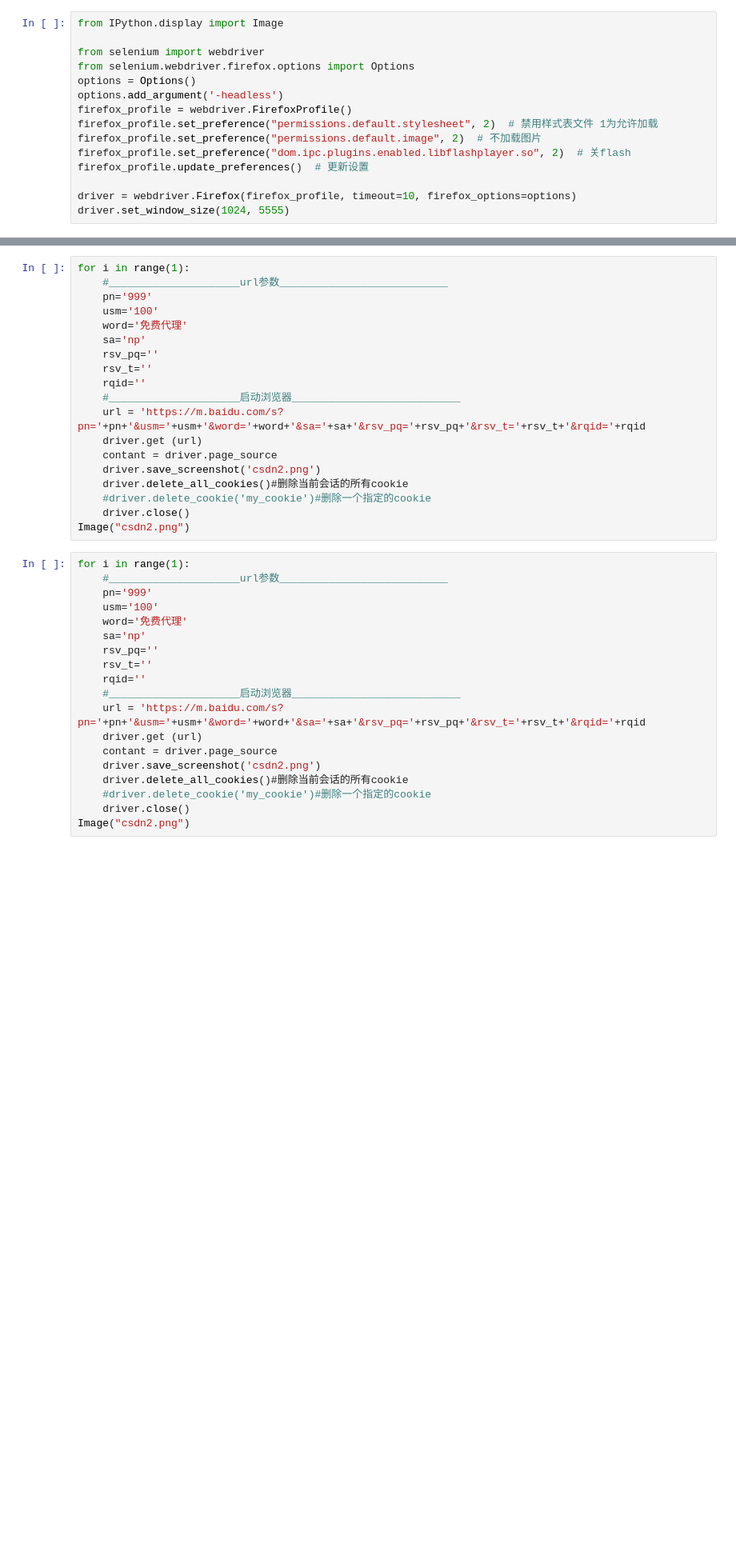
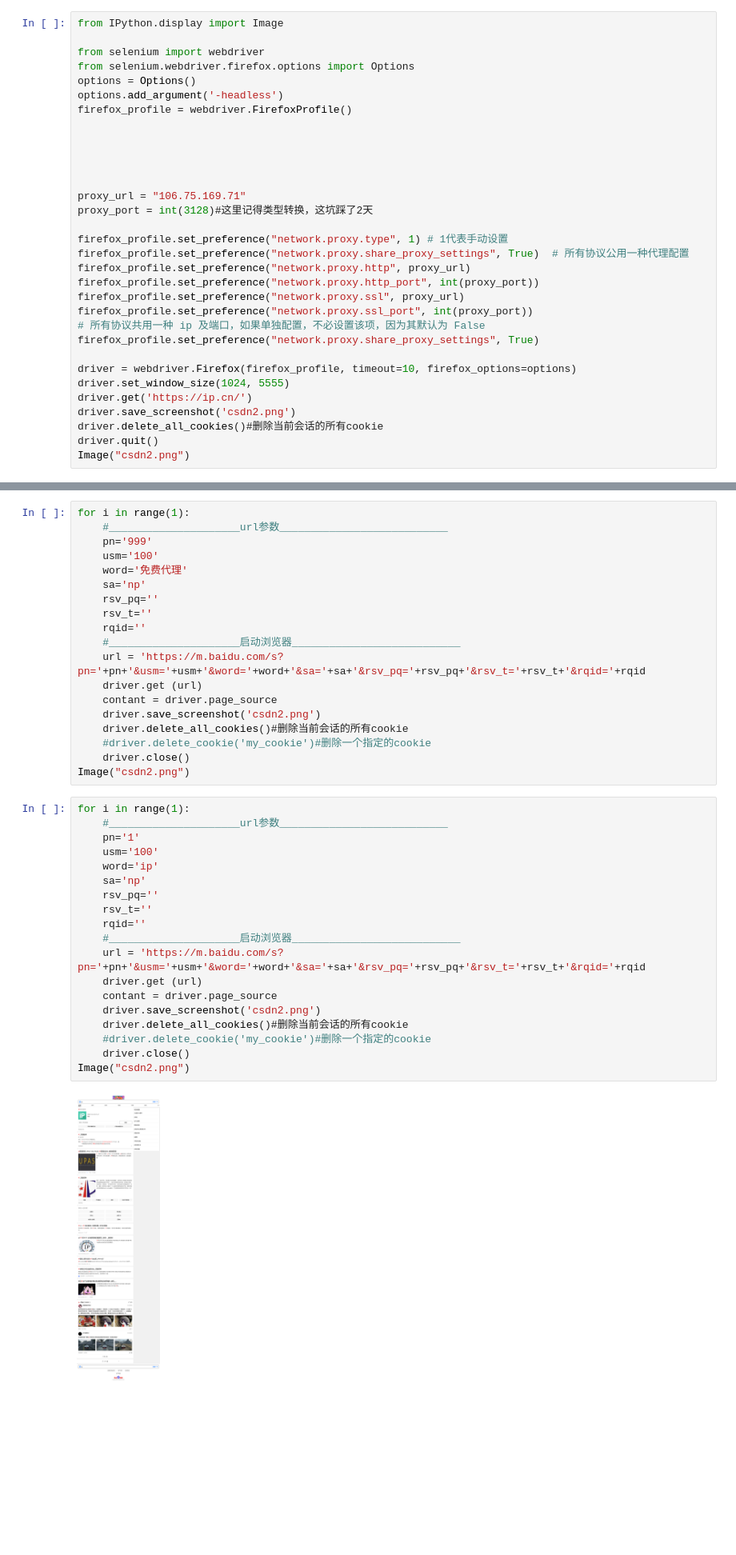
Before and after one commit to baolitoumu/jupyter, a Jupyter notebook: spider/headless_firefox.ipynb, the cells around one changed output, grey strips where cells are left out. Shown at 80% size. Saved outputs shown, nothing was run; the diff lists cells and outputs as text; blank space fills up the shorter version.

Commit message:
add proxy spider

```diff
--- a/spider/headless_firefox.ipynb
+++ b/spider/headless_firefox.ipynb
@@ -6,10 +6,27 @@ from selenium.webdriver.firefox.options import Options
 options = Options()
 options.add_argument('-headless')
 firefox_profile = webdriver.FirefoxProfile()
-firefox_profile.set_preference("permissions.default.stylesheet", 2)  # 禁用样式表文件 1为允许加载
-firefox_profile.set_preference("permissions.default.image", 2)  # 不加载图片
-firefox_profile.set_preference("dom.ipc.plugins.enabled.libflashplayer.so", 2)  # 关flash
-firefox_profile.update_preferences()  # 更新设置
+
+
+
+
+
+proxy_url = "106.75.169.71"
+proxy_port = int(3128)#这里记得类型转换，这坑踩了2天
+
+firefox_profile.set_preference("network.proxy.type", 1) # 1代表手动设置
+firefox_profile.set_preference("network.proxy.share_proxy_settings", True)  # 所有协议公用一种代理配置
+firefox_profile.set_preference("network.proxy.http", proxy_url)
+firefox_profile.set_preference("network.proxy.http_port", int(proxy_port))
+firefox_profile.set_preference("network.proxy.ssl", proxy_url)
+firefox_profile.set_preference("network.proxy.ssl_port", int(proxy_port))
+# 所有协议共用一种 ip 及端口，如果单独配置，不必设置该项，因为其默认为 False
+firefox_profile.set_preference("network.proxy.share_proxy_settings", True)
 
 driver = webdriver.Firefox(firefox_profile, timeout=10, firefox_options=options)
 driver.set_window_size(1024, 5555)
+driver.get('https://ip.cn/')
+driver.save_screenshot('csdn2.png')
+driver.delete_all_cookies()#删除当前会话的所有cookie
+driver.quit()
+Image("csdn2.png")
@@ -35,19 +54,21 @@ Image("csdn2.png")
 # %%
 for i in range(1):
     #_____________________url参数___________________________
-    pn='999'
+    pn='1'
     usm='100'
-    word='免费代理'
+    word='ip'
     sa='np'
     rsv_pq=''
     rsv_t=''
     rqid=''
     #_____________________启动浏览器___________________________
     url = 'https://m.baidu.com/s?pn='+pn+'&usm='+usm+'&word='+word+'&sa='+sa+'&rsv_pq='+rsv_pq+'&rsv_t='+rsv_t+'&rqid='+rqid
     driver.get (url)
     contant = driver.page_source
     driver.save_screenshot('csdn2.png')
     driver.delete_all_cookies()#删除当前会话的所有cookie
     #driver.delete_cookie('my_cookie')#删除一个指定的cookie
     driver.close()
 Image("csdn2.png")
+# %% [output]
+[figure, added]
```
Also changed, not shown: parts of 3 cells of this notebook, 11 other files.
